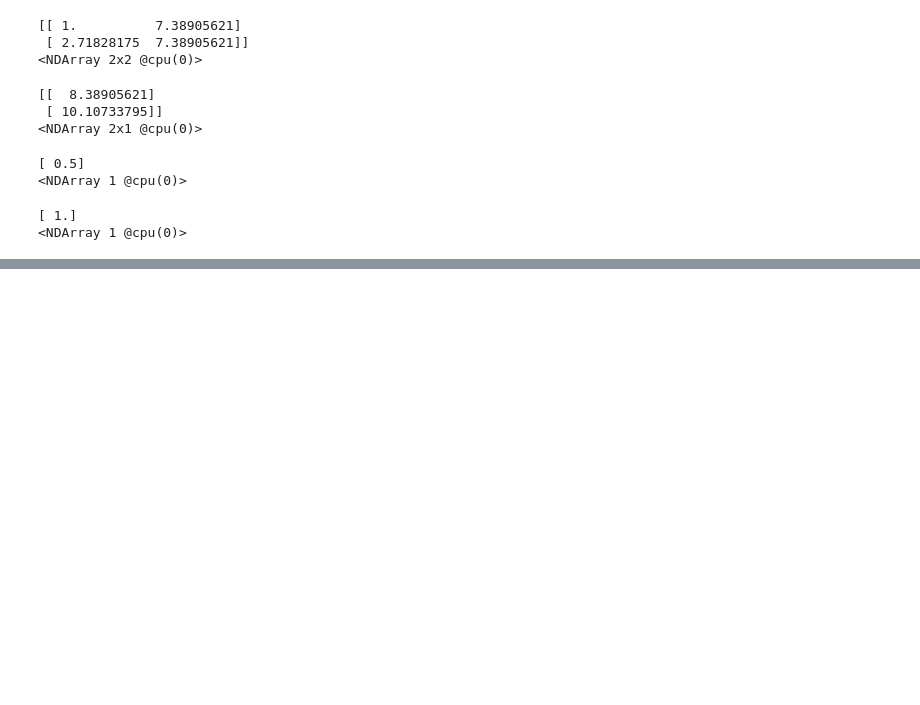
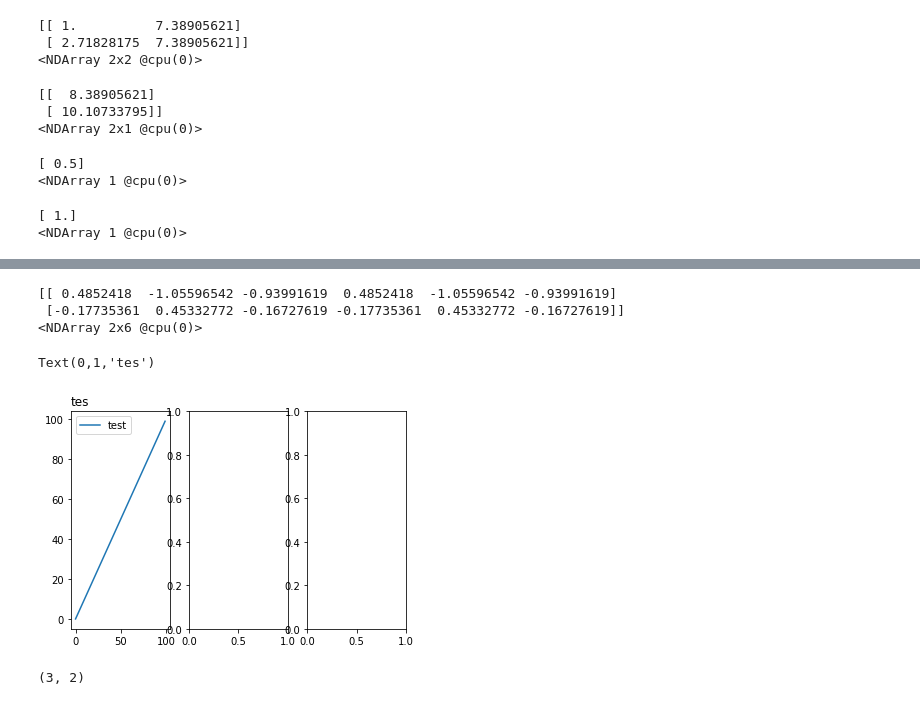
Before and after one commit to wk738126046/ML, a Jupyter notebook: calc_demo.ipynb, the cells around one changed output, grey strips where cells are left out. Cells and saved outputs as stored; diff of their text form; code cells hidden in the pictures; blank space fills up the shorter version.

```diff
--- a/calc_demo.ipynb
+++ b/calc_demo.ipynb
@@ -84,0 +96,14 @@ y
+# %%
+nd.concat(s,s,dim=1)
+# %% [output]
+[[ 0.4852418  -1.05596542 -0.93991619  0.4852418  -1.05596542 -0.93991619]
+ [-0.17735361  0.45332772 -0.16727619 -0.17735361  0.45332772 -0.16727619]]
+<NDArray 2x6 @cpu(0)>
+# %%
+fig,(fig1,fig2,fig3)= plt.subplots(1,3)
+fig1.plot(list(range(100)))
+fig1.legend(['test'])
+fig1.set_title('tes',loc='left')
+# %% [output]
+Text(0,1,'tes')
+[figure, added]
@@ -84,0 +115,5 @@ y
+# %%
+y.shape
+# y.reshape(yhat.shape)
+# %% [output]
+(3, 2)
```
Also changed, not shown: parts of 5 cells of this notebook, 8 other files.
